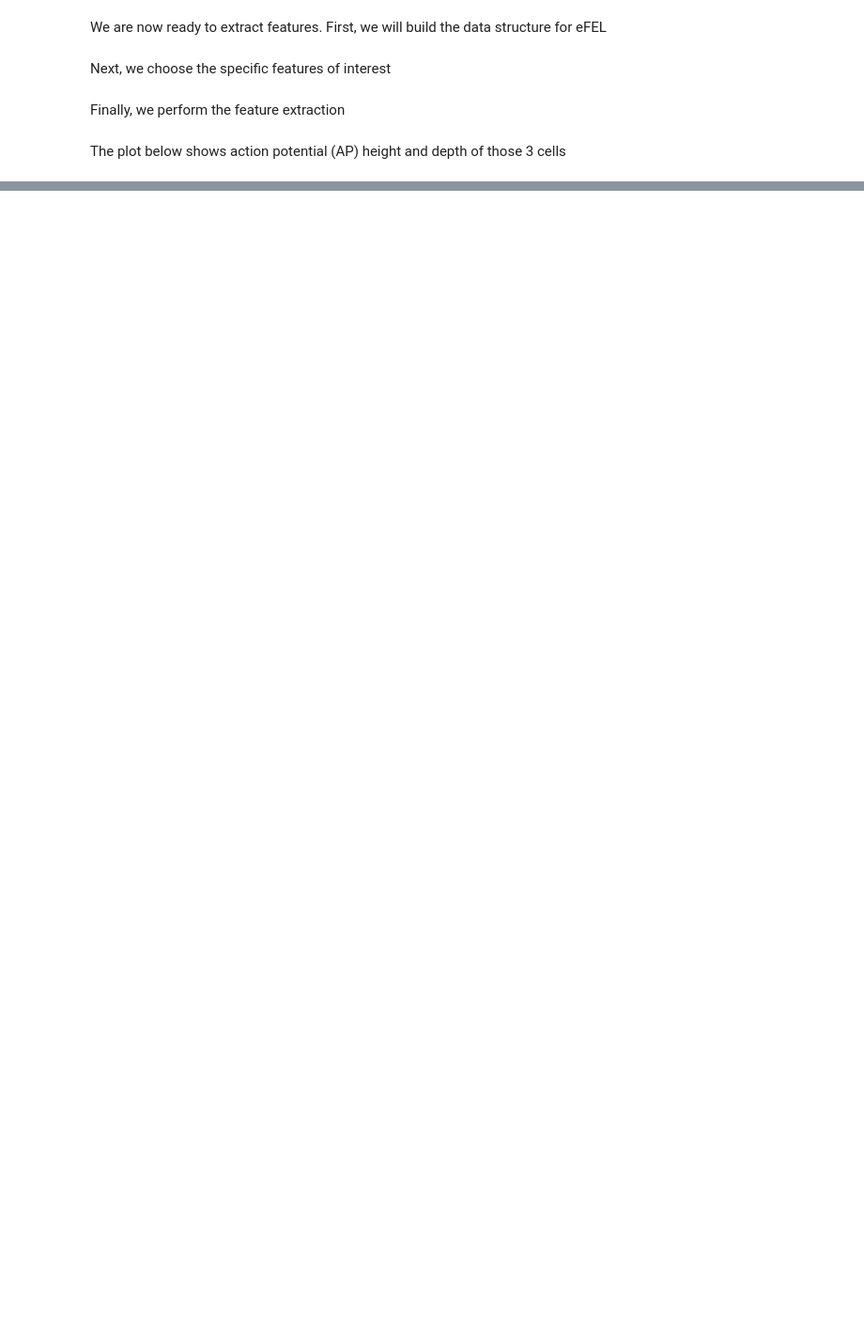
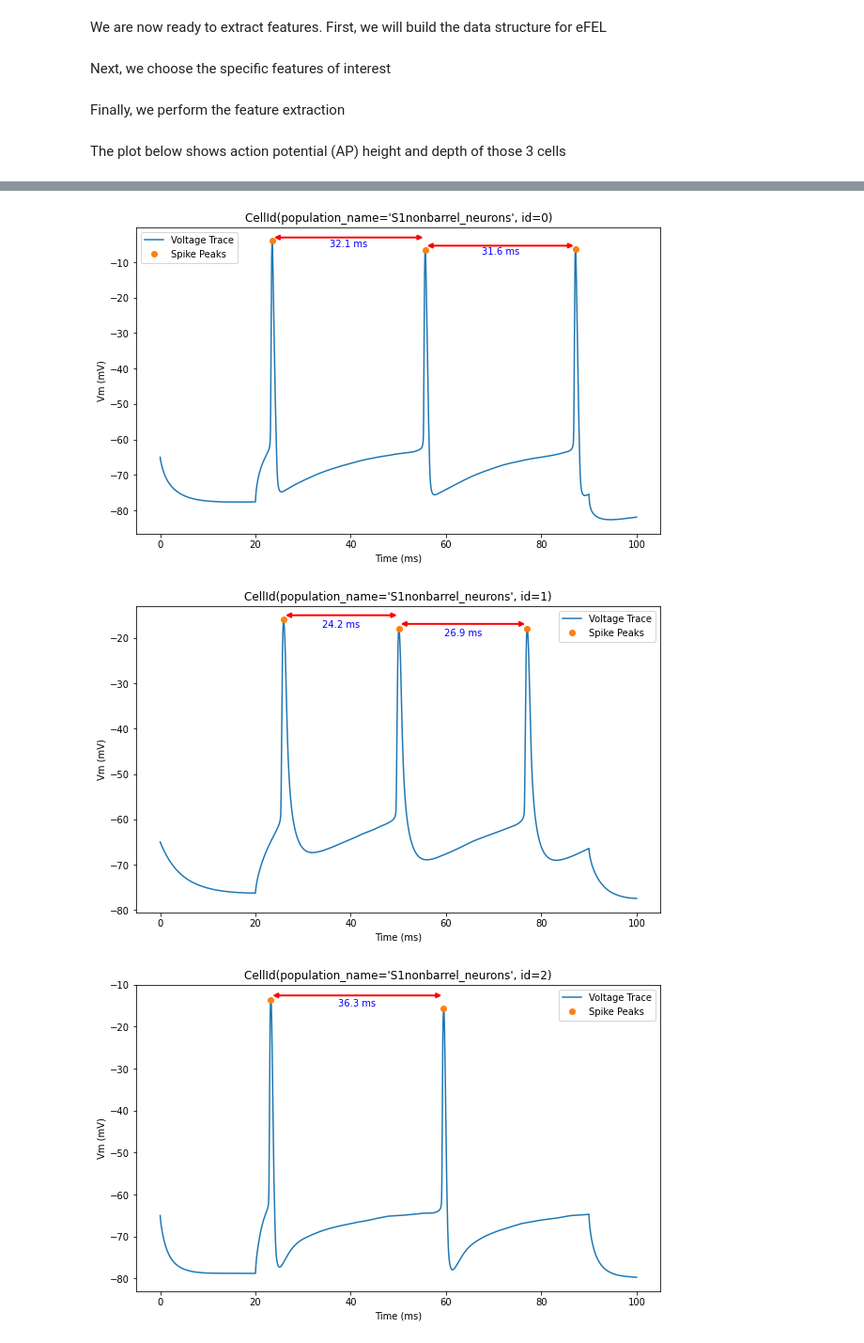
Before and after one commit to BlueBrain/eFEL, a Jupyter notebook: examples/sonata-network/sonata-network.ipynb, the cells around one changed output, grey strips where cells are left out. Shown at 94% size. Cells and saved outputs as stored; diff of their text form; code cells hidden in the pictures; blank space fills up the shorter version.

```diff
--- a/examples/sonata-network/sonata-network.ipynb
+++ b/examples/sonata-network/sonata-network.ipynb
@@ -129,0 +134,33 @@ for trace, trace_result, cell_id in zip(traces, traces_results, sim.cells):
+# %%
+for trace, trace_result, cell_id in zip(traces, traces_results, sim.cells):
+    time = trace['T']
+    voltage = trace['V']
+    peak_times = trace_result['peak_time']
+    ap_heights = trace_result['AP_height']
+
+    all_isi_values = trace_result['all_ISI_values']
+
+    pylab.figure(figsize=(10, 6))
+    pylab.title(cell_id)
+    pylab.plot(time, voltage, label='Voltage Trace')
+    pylab.plot(peak_times, ap_heights, 'o', label='Spike Peaks')
+
+    for i in range(len(peak_times) - 1):
+        start_spike_time = peak_times[i]
+        end_spike_time = peak_times[i + 1]
+        duration = round(all_isi_values[i], 2)
+
+        y_position = max(ap_heights[i], ap_heights[i + 1]) + 1
+        pylab.annotate('', xy=(end_spike_time, y_position), xytext=(start_spike_time, y_position),
+                       arrowprops=dict(arrowstyle="<|-|>", lw=2, color='r'))
+        midpoint = (start_spike_time + end_spike_time) / 2
+        pylab.text(midpoint, y_position-3, f'{duration} ms', verticalalignment='bottom', horizontalalignment='center', color='blue')
+
+    pylab.xlabel('Time (ms)')
+    pylab.ylabel('Vm (mV)')
+    pylab.legend()
+    pylab.show()
+# %% [output]
+[figure, added]
+[figure, added]
+[figure, added]
```
Also changed, not shown: parts of 4 cells of this notebook.
